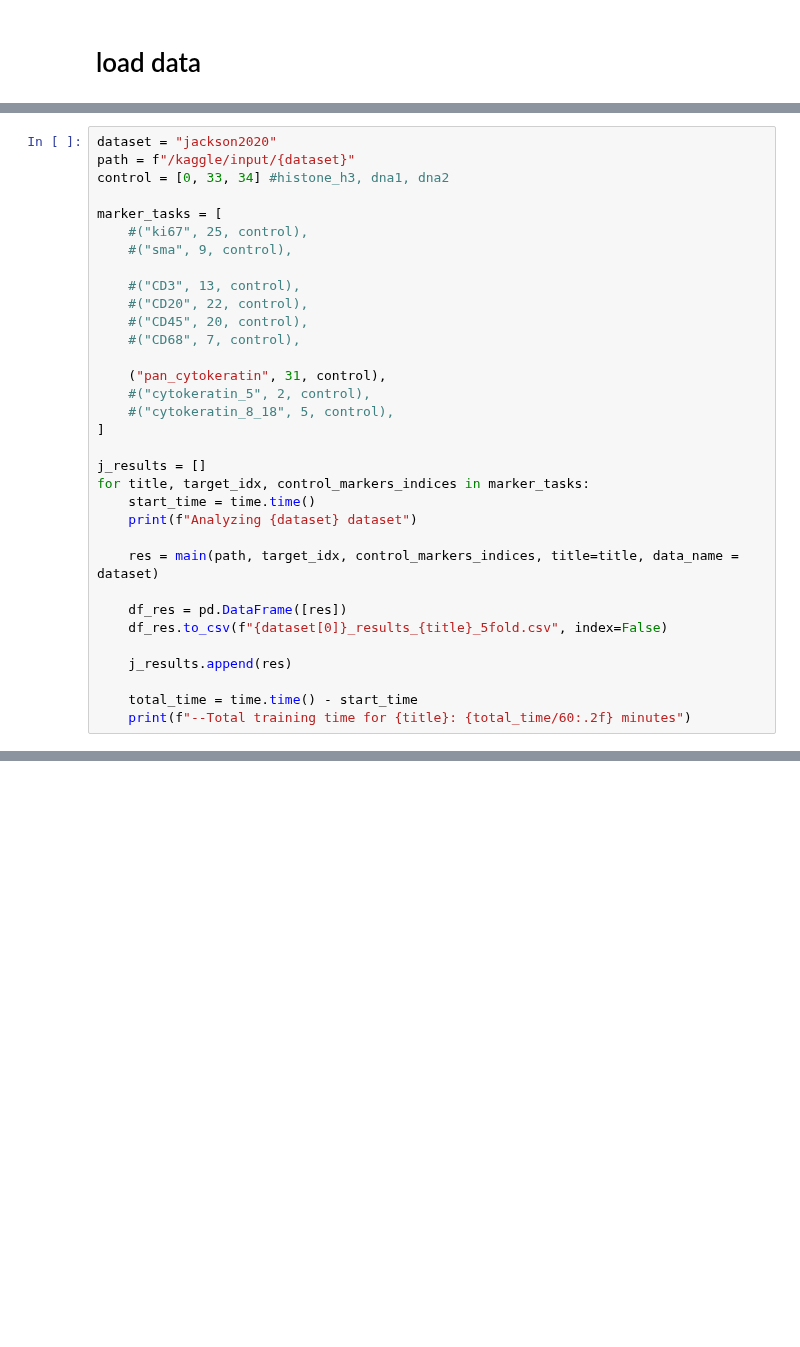
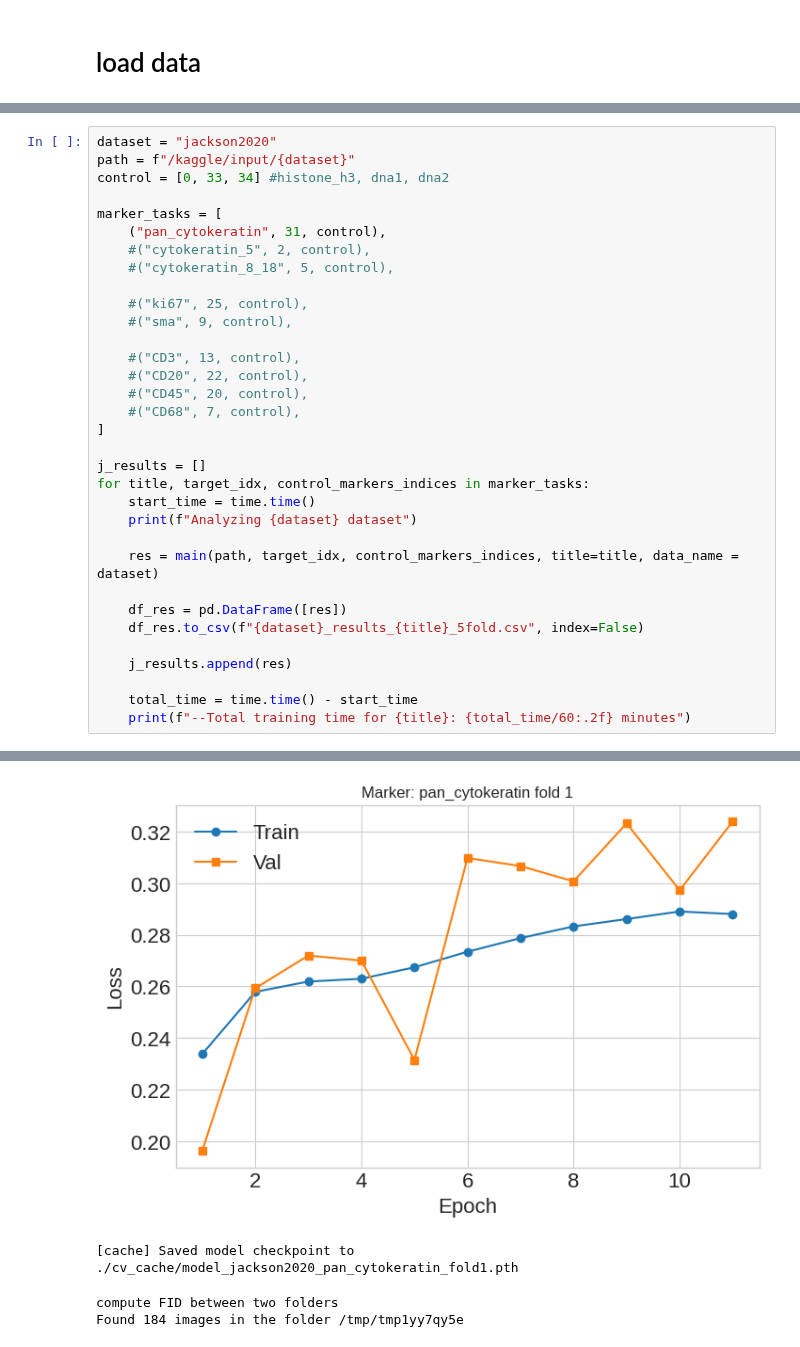
Before and after one commit to YuvalSK/SPGAI, a Jupyter notebook: marker2marker.ipynb, the cells around one changed output, grey strips where cells are left out. Drawn from its saved outputs; the diff is of its cells as text; blank space fills up the shorter version.

```diff
--- a/marker2marker.ipynb
+++ b/marker2marker.ipynb
@@ -1055,6 +1148,10 @@ path = f"/kaggle/input/{dataset}"
 control = [0, 33, 34] #histone_h3, dna1, dna2
 
 marker_tasks = [
+    ("pan_cytokeratin", 31, control),
+    #("cytokeratin_5", 2, control),
+    #("cytokeratin_8_18", 5, control),
+
     #("ki67", 25, control),
     #("sma", 9, control),
 
@@ -1062,10 +1159,6 @@ marker_tasks = [
     #("CD20", 22, control),
     #("CD45", 20, control),
     #("CD68", 7, control),
-
-    ("pan_cytokeratin", 31, control),
-    #("cytokeratin_5", 2, control),
-    #("cytokeratin_8_18", 5, control),
 ]
 
 j_results = []
@@ -1076,9 +1169,10 @@ for title, target_idx, control_markers_indices in marker_tasks:
     res = main(path, target_idx, control_markers_indices, title=title, data_name = dataset)
 
     df_res = pd.DataFrame([res])
-    df_res.to_csv(f"{dataset[0]}_results_{title}_5fold.csv", index=False)
+    df_res.to_csv(f"{dataset}_results_{title}_5fold.csv", index=False)
 
     j_results.append(res)
 
     total_time = time.time() - start_time
     print(f"--Total training time for {title}: {total_time/60:.2f} minutes")
+# %% [output]
@@ -1084,0 +1196,4 @@ for title, target_idx, control_markers_indices in marker_tasks:
+[figure, added]
+[cache] Saved model checkpoint to ./cv_cache/model_jackson2020_pan_cytokeratin_fold1.pth
+compute FID between two folders
+Found 184 images in the folder /tmp/tmp1yy7qy5e
```
Also changed, not shown: parts of 5 cells of this notebook.
